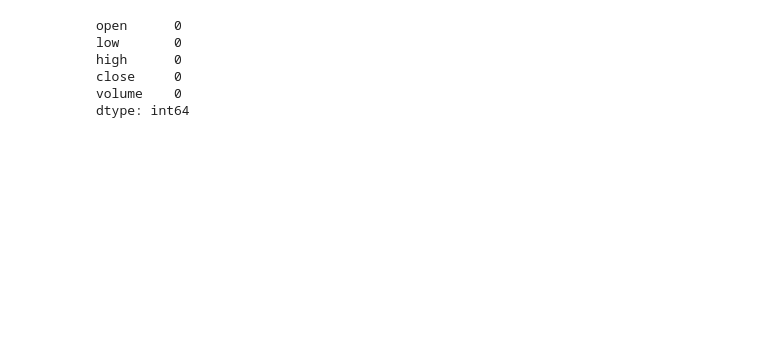
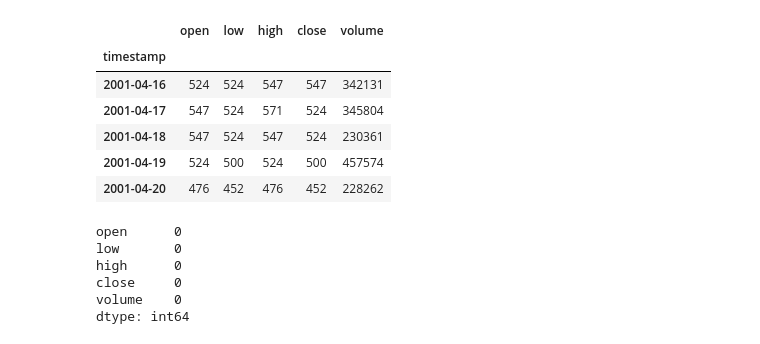
Before and after one commit to adrianazizsantoso/final-project-ml, a Jupyter notebook: Playground02.ipynb, the cells around one changed output. Drawn from its saved outputs; the diff is of its cells as text; code cells hidden in the pictures; blank space fills up the shorter version.

```diff
--- a/Playground02.ipynb
+++ b/Playground02.ipynb
@@ -10,7 +10,16 @@ from math import sqrt
 # %%
 data_rnn= pd.read_csv("archive/daily/AALI.csv")
 data_rnn['timestamp'] = pd.to_datetime(data_rnn['timestamp'])
 data_rnn.set_index('timestamp', inplace=True)
+data_rnn.head()
+# %% [output]
+|  | open | low | high | close | volume |
+| timestamp |  |  |  |  |  |
+| 2001-04-16 | 524 | 524 | 547 | 547 | 342131 |
+| 2001-04-17 | 547 | 524 | 571 | 524 | 345804 |
+| 2001-04-18 | 547 | 524 | 547 | 524 | 230361 |
+| 2001-04-19 | 524 | 500 | 524 | 500 | 457574 |
+| 2001-04-20 | 476 | 452 | 476 | 452 | 228262 |
 # %%
 data_rnn.isna().sum()
 # %% [output]
```
Also changed, not shown: parts of 13 cells of this notebook.
